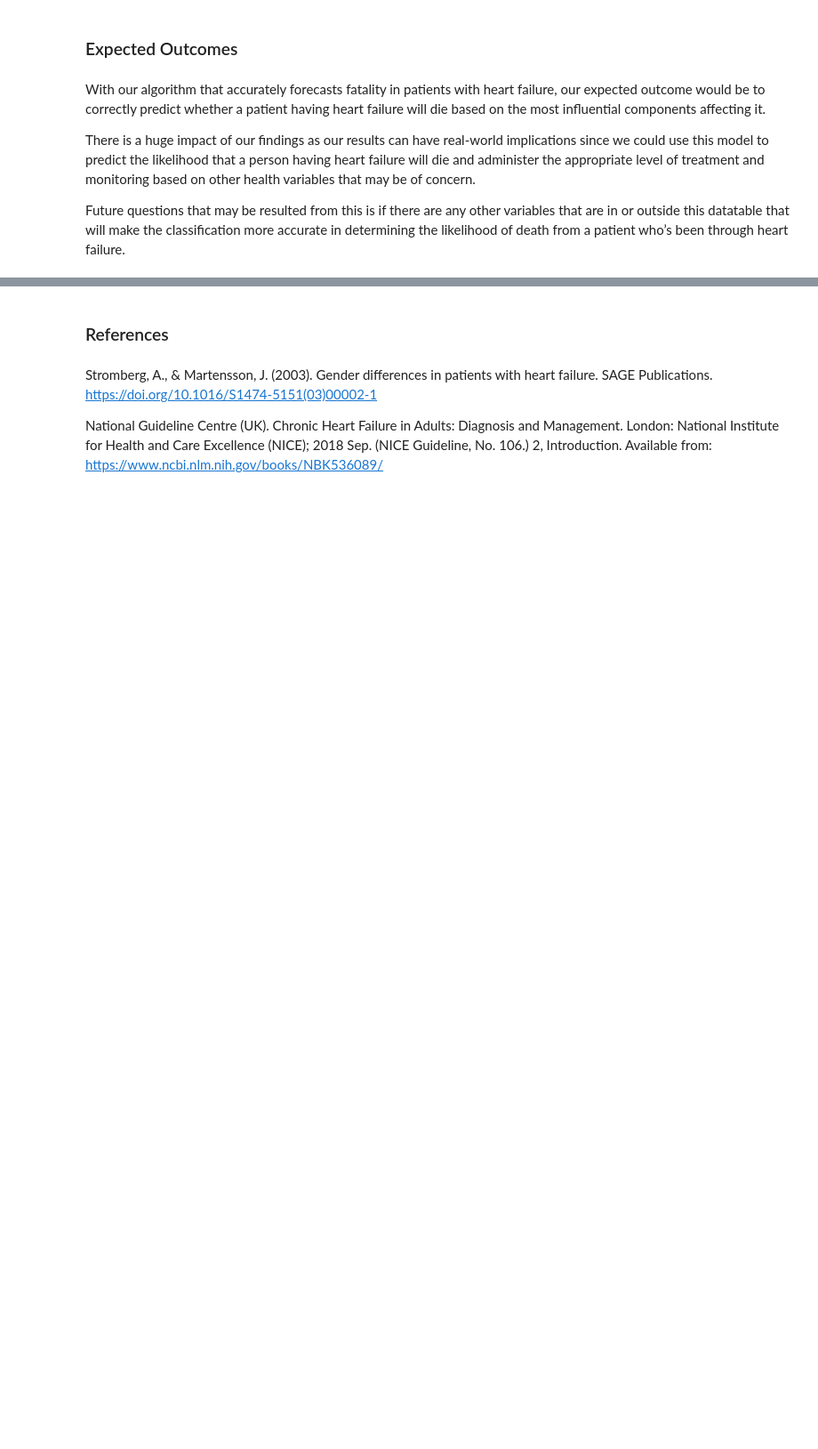
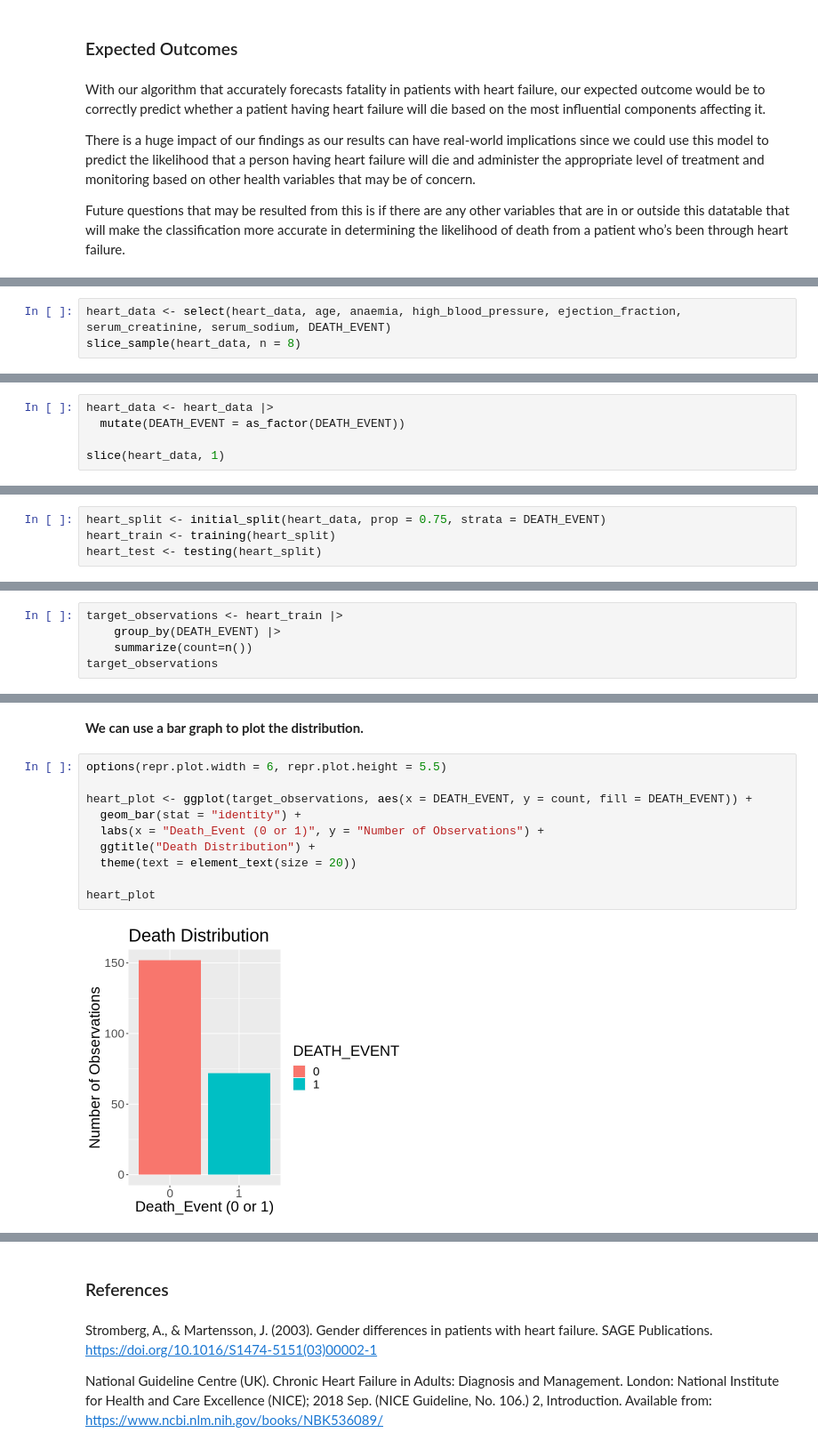
Before and after one commit to pinklily1202/Group-30, a Jupyter notebook: group30.ipynb, the cells around one changed output, grey strips where cells are left out. Shown at 89% size. Drawn from its saved outputs; the diff is of its cells as text; blank space fills up the shorter version.

Commit message:
one visualization left

```diff
--- a/group30.ipynb
+++ b/group30.ipynb
@@ -50,0 +108,3 @@ Future questions that may be resulted from this is if there are any other variab
+# %%
+heart_data <- select(heart_data, age, anaemia, high_blood_pressure, ejection_fraction, serum_creatinine, serum_sodium, DEATH_EVENT)
+slice_sample(heart_data, n = 8)
@@ -50,0 +125,5 @@ Future questions that may be resulted from this is if there are any other variab
+# %%
+heart_data <- heart_data |>
+  mutate(DEATH_EVENT = as_factor(DEATH_EVENT))
+
+slice(heart_data, 1)
@@ -50,0 +138,4 @@ Future questions that may be resulted from this is if there are any other variab
+# %%
+heart_split <- initial_split(heart_data, prop = 0.75, strata = DEATH_EVENT)
+heart_train <- training(heart_split)
+heart_test <- testing(heart_split)
@@ -50,0 +170,5 @@ Future questions that may be resulted from this is if there are any other variab
+# %%
+target_observations <- heart_train |>
+    group_by(DEATH_EVENT) |>
+    summarize(count=n())
+target_observations
@@ -50,0 +181,14 @@ Future questions that may be resulted from this is if there are any other variab
+# %% [markdown]
+**We can use a bar graph to plot the distribution.**
+# %%
+options(repr.plot.width = 6, repr.plot.height = 5.5)
+
+heart_plot <- ggplot(target_observations, aes(x = DEATH_EVENT, y = count, fill = DEATH_EVENT)) +
+  geom_bar(stat = "identity") +
+  labs(x = "Death_Event (0 or 1)", y = "Number of Observations") +
+  ggtitle("Death Distribution") +
+  theme(text = element_text(size = 20))
+
+heart_plot
+# %% [output]
+[figure, added]
```
Also changed, not shown: parts of 20 cells of this notebook.
